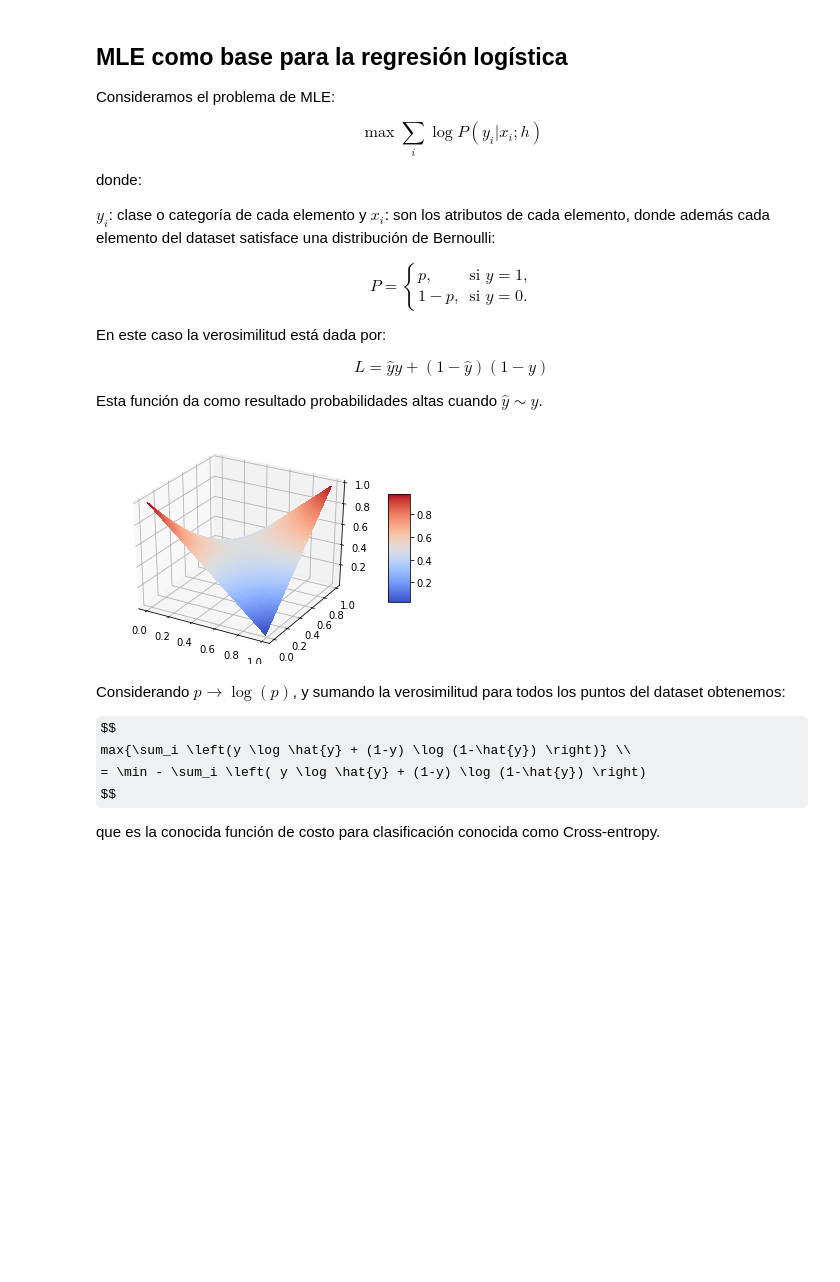
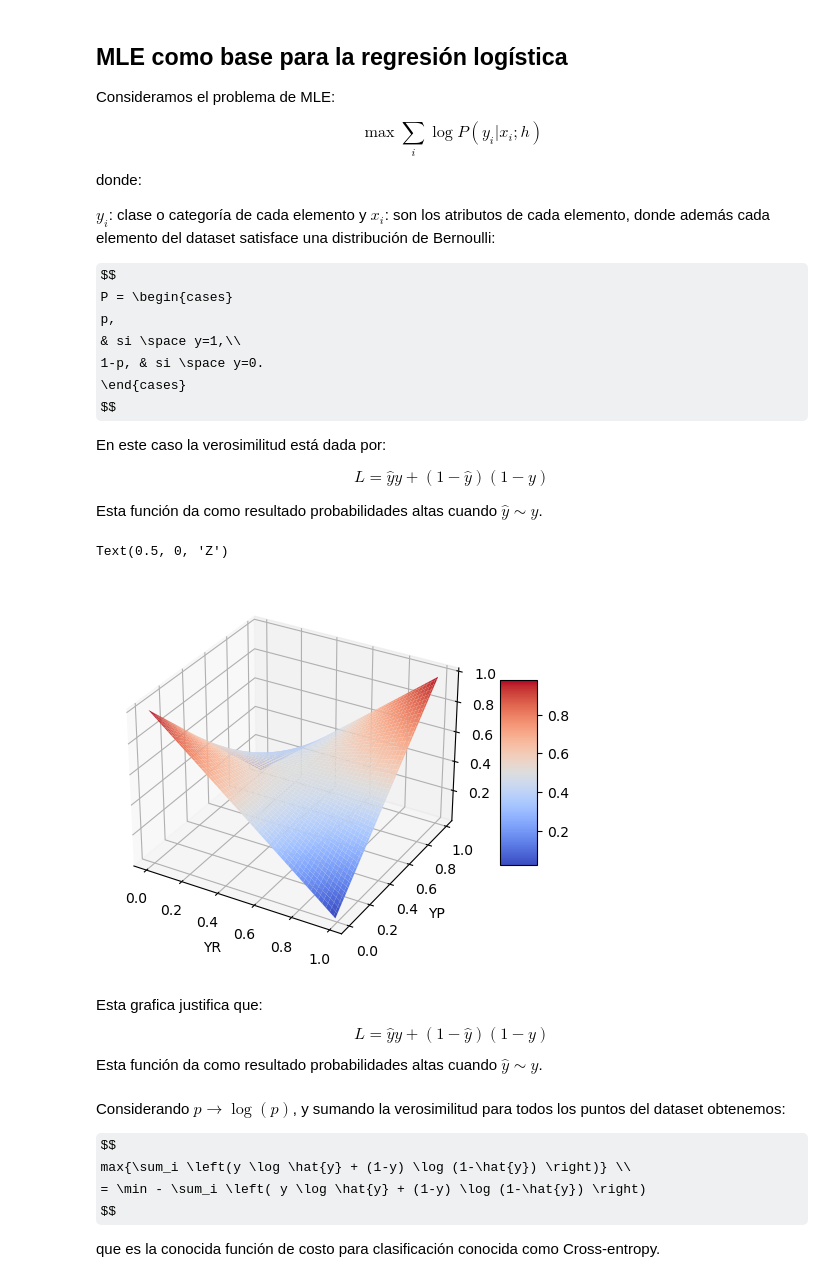
Before and after one commit to rogerreys/math_ai, a Jupyter notebook: probabilidad/04.1_[Clase14]Regresión_Logística.ipynb, the cells around one changed output. Saved outputs shown, nothing was run; the diff lists cells and outputs as text; code cells hidden in the pictures; some formulas as TeX source; blank space fills up the shorter version.

```diff
--- a/probabilidad/04.1_[Clase14]Regresión_Logística.ipynb
+++ b/probabilidad/04.1_[Clase14]Regresión_Logística.ipynb
@@ -21,8 +21,8 @@ $y_i$: clase o categoría de cada elemento y $x_i$: son los atributos de cada el
 $$
 P = \begin{cases}
 p,
-& \mbox{si $y=1$,}\\
-1-p, & \mbox{si $y=0$.}
+& si \space y=1,\\
+1-p, & si \space y=0.
 \end{cases}
 $$
 
@@ -34,24 +34,36 @@ $$
 
 Esta función da como resultado probabilidades altas cuando $\hat{y} \sim y$.
 # %%
-def likelihood(y, yp):
-  return yp*y+(1-yp)*(1-y)
+def likelihood(yr, yp):
+  return yp*yr+(1-yp)*(1-yr)
 # %%
 fig = plt.figure()
-ax = fig.gca(projection='3d')
+ax = fig.add_subplot(projection='3d') # get current axes
 
-Y = np.arange(0, 1, 0.01)
+
+YR = np.arange(0, 1, 0.01)
 YP = np.arange(0, 1, 0.01)
-Y, YP = np.meshgrid(Y, YP)
-Z = likelihood(Y, YP)
+YR, YP = np.meshgrid(YR, YP)
 
-surf = ax.plot_surface(Y, YP, Z, cmap=cm.coolwarm,
-                       linewidth=0, antialiased=False)
+Z = likelihood(YR, YP)
+
+surf = ax.plot_surface(YR, YP, Z, cmap=cm.coolwarm,
+                       linewidth=1)
 fig.colorbar(surf, shrink=0.5, aspect=5)
 
-plt.show()
+ax.set_xlabel('YR')
+ax.set_ylabel('YP')
+ax.set_zlabel('Z')
+# plt.show()
 # %% [output]
+Text(0.5, 0, 'Z')
-[figure, old version]
+[figure, new version]
+# %% [markdown]
+Esta grafica justifica que:
+$$
+L = \hat{y}y+(1-\hat{y})(1-y)
+$$
+Esta función da como resultado probabilidades altas cuando $\hat{y} \sim y$.
 # %% [markdown]
 Considerando $p \rightarrow \log(p)$, y sumando la verosimilitud para todos los puntos del dataset obtenemos:
 
```
Also changed, not shown: parts of 2 cells of this notebook, 2 other files.
